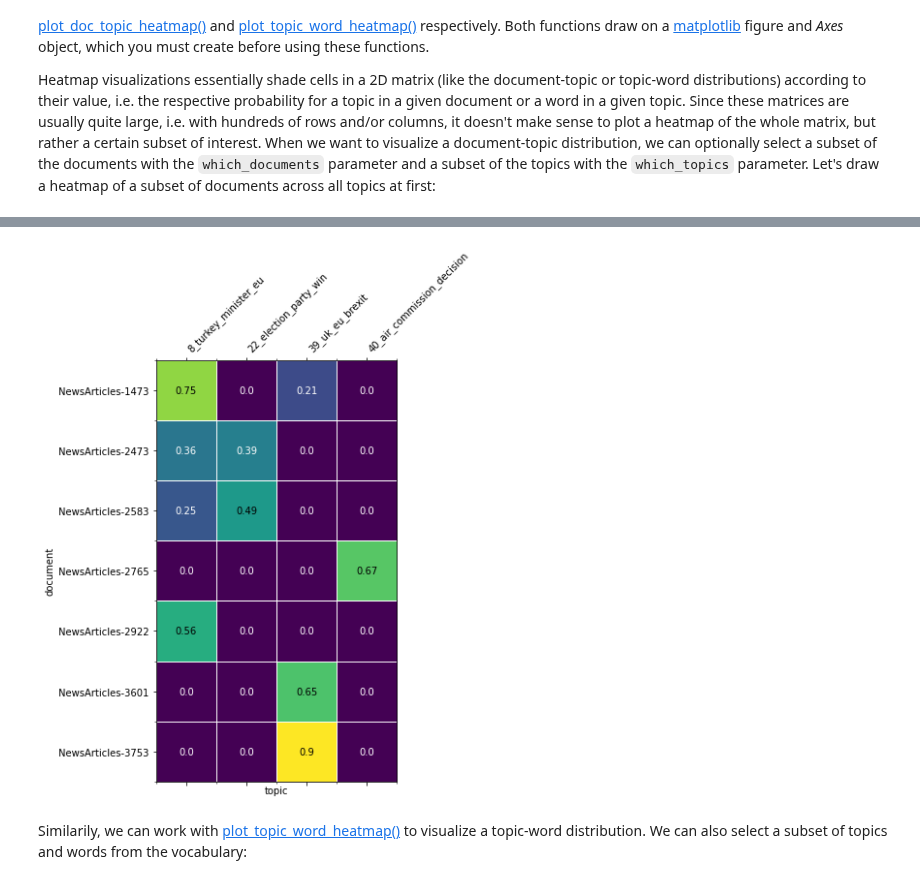
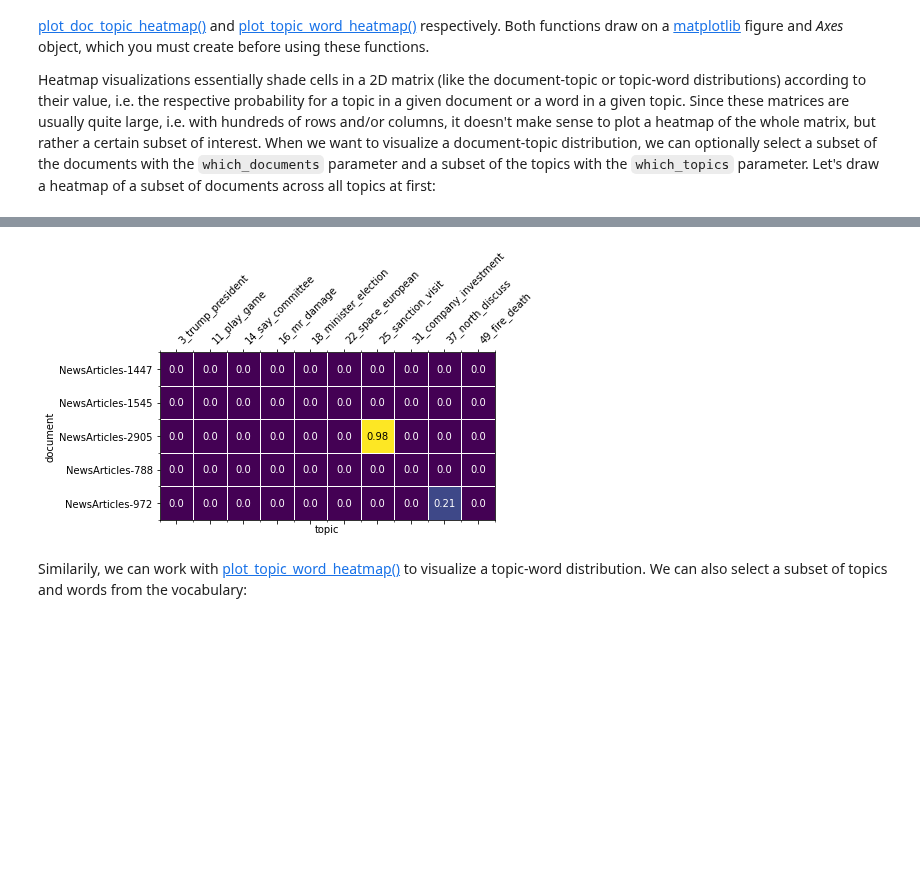
Before and after one commit to WZBSocialScienceCenter/tmtoolkit, a Jupyter notebook: doc/source/topic_modeling.ipynb, the cells around one changed output, grey strips where cells are left out. Saved outputs shown, nothing was run; the diff lists cells and outputs as text; code cells hidden in the pictures; blank space fills up the shorter version.

```diff
--- a/doc/source/topic_modeling.ipynb
+++ b/doc/source/topic_modeling.ipynb
@@ -399,7 +392,8 @@ from tmtoolkit.topicmod.evaluate import results_by_parameter
 
 const_params = {
     'n_iter': 1000,
-    'random_state': 20191122  # to make results reproducible
+    'random_state': 20191122,  # to make results reproducible
+    'eta': 0.1,                # sometimes also called "beta"
 }
 
 eval_results = evaluate_topic_models(dtm_bg,
@@ -476,13 +470,15 @@ The function requires at least the topic-word and document-topic distributions f
 # %%
 from tmtoolkit.bow.bow_stats import doc_lengths
 from tmtoolkit.topicmod.model_stats import generate_topic_labels_from_top_words
+
+vocab_bg = np.array(vocab_bg)   # we need this to be an array
 
 doc_lengths_bg = doc_lengths(dtm_bg)
 topic_labels = generate_topic_labels_from_top_words(
     best_tm.topic_word_,
     best_tm.doc_topic_,
     doc_lengths_bg,
-    vocab_bg,
+    np.array(vocab_bg),
     lambda_=0.6
 )
 
@@ -808,4 +799,4 @@ In this example, I identified the following topics as uninformative (by looking
 # %%
-uninform_topics = [3, 16, 18, 40]
+uninform_topics = [0, 3, 35]
 topic_labels[uninform_topics]
 # %% [output]
@@ -1027,17 +1013,10 @@ from tmtoolkit.topicmod.visualize import plot_doc_topic_heatmap
 # Axes object to draw on
 fig, ax = plt.subplots(figsize=(32, 8))
 
-which_docs = [
-    'NewsArticles-1473',
-    'NewsArticles-2473',
-    'NewsArticles-2583',
-    'NewsArticles-2765',
-    'NewsArticles-2922',
-    'NewsArticles-3601',
-    'NewsArticles-3753'
-]
+# randomly selecting a subset of documents
+which_docs = random.sample(doc_labels_bg, 5)
 
-plot_doc_topic_heatmap(fig, ax, new_doc_topic, doc_labels,
+plot_doc_topic_heatmap(fig, ax, new_doc_topic, doc_labels_bg,
                        topic_labels=new_topic_labels,
                        which_documents=which_docs);
 # %% [output]
@@ -1045,19 +1024,15 @@ plot_doc_topic_heatmap(fig, ax, new_doc_topic, doc_labels,
 # %%
 fig, ax = plt.subplots(figsize=(6, 8))
 
-which_topics = [
-    '39_uk_eu_brexit',
-    '40_air_commission_decision',
-    '22_election_party_win',
-    '8_turkey_minister_eu'
-]
+# randomly selecting a subset of topics
+which_topics = random.sample(list(new_topic_labels), 10)
 
-plot_doc_topic_heatmap(fig, ax, new_doc_topic, doc_labels,
+plot_doc_topic_heatmap(fig, ax, new_doc_topic, doc_labels_bg,
                        topic_labels=new_topic_labels,
                        which_documents=which_docs,
                        which_topics=which_topics);
 # %% [output]
-[figure, old version]
+[figure, new version]
 # %% [markdown]
 Similarily, we can work with [plot_topic_word_heatmap()](api.rst#tmtoolkit.topicmod.visualize.plot_topic_word_heatmap) to visualize a topic-word distribution. We can also select a subset of topics and words from the vocabulary:
 # %%
```
Also changed, not shown: parts of 63 cells of this notebook, 5 other files.
